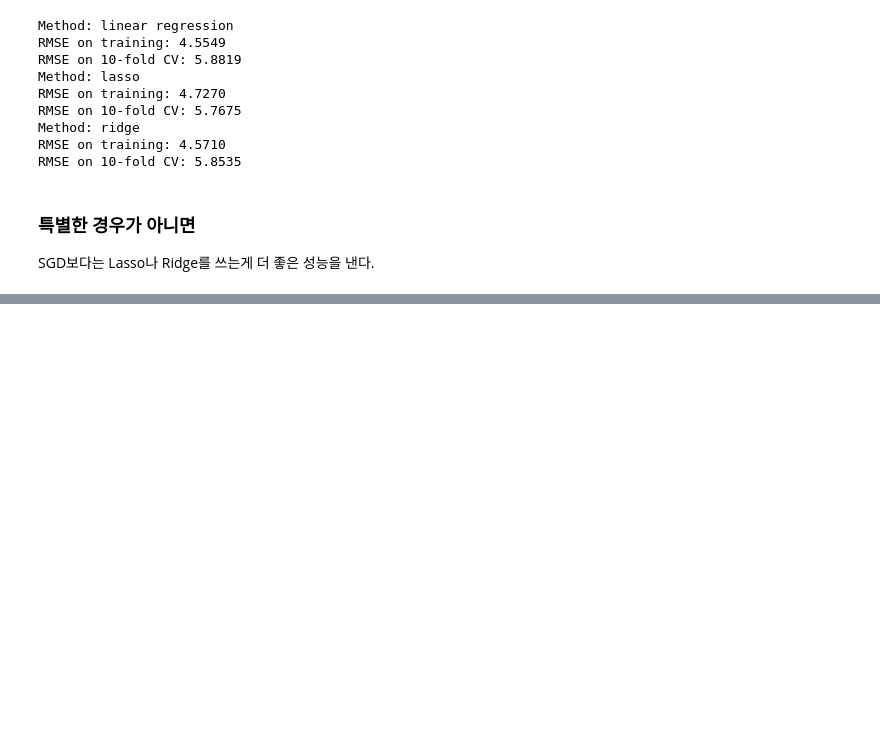
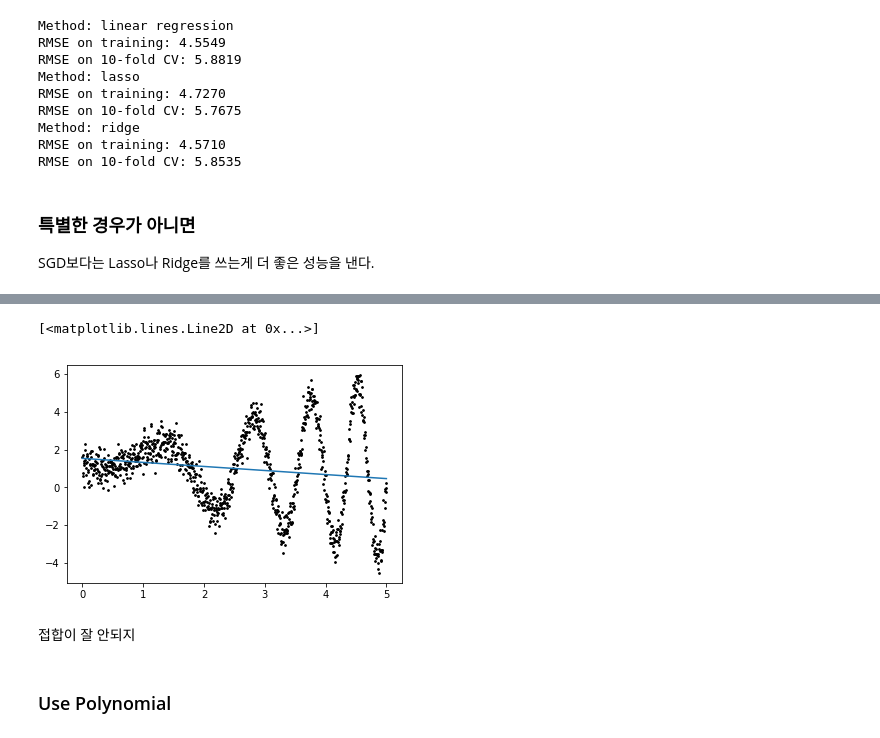
Before and after one commit to saanghyuk/ML-Study, a Jupyter notebook: ML_From_Scratch/Linear Regression Extended.ipynb, the cells around one changed output, grey strips where cells are left out. Cells and saved outputs as stored; diff of their text form; code cells hidden in the pictures; blank space fills up the shorter version.

```diff
--- a/ML_From_Scratch/Linear Regression Extended.ipynb
+++ b/ML_From_Scratch/Linear Regression Extended.ipynb
@@ -373,0 +415,10 @@ SGD보다는 Lasso나 Ridge를 쓰는게 더 좋은 성능을 낸다.
+# %%
+plt.scatter(X.flatten(), y.flatten(), s=3, c="black")
+plt.plot(X.flatten(), lr.predict(X).flatten())
+# %% [output]
+[<matplotlib.lines.Line2D at 0x...>]
+[figure, added]
+# %% [markdown]
+접합이 잘 안되지
+# %% [markdown]
+### Use Polynomial
```
Also changed, not shown: parts of 71 cells of this notebook, 1 other file.
